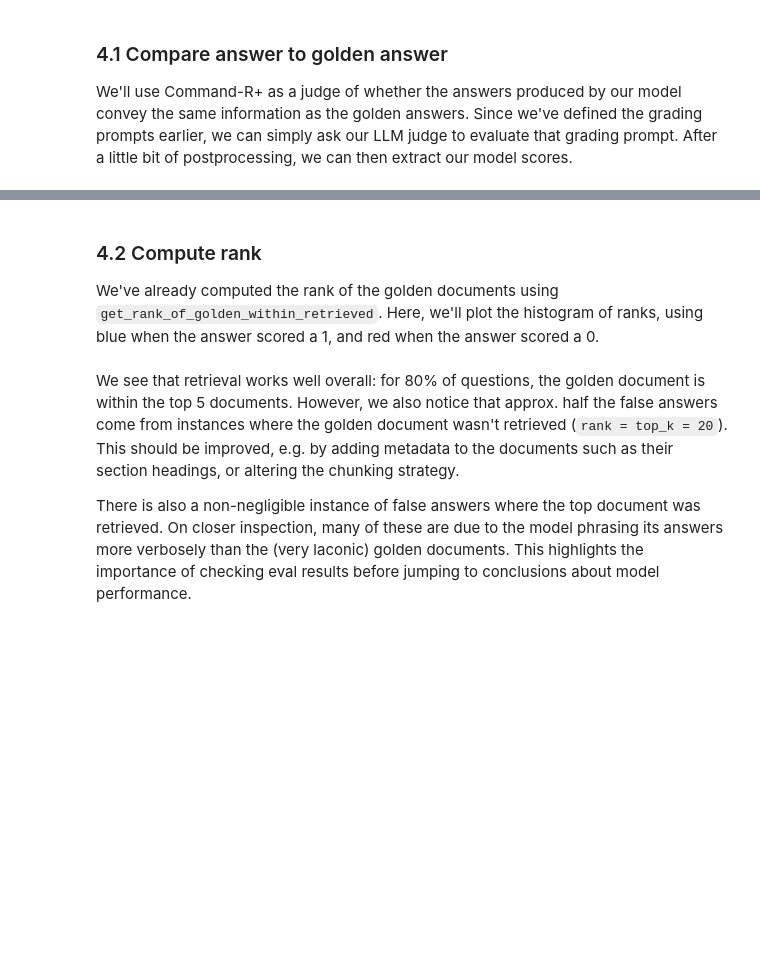
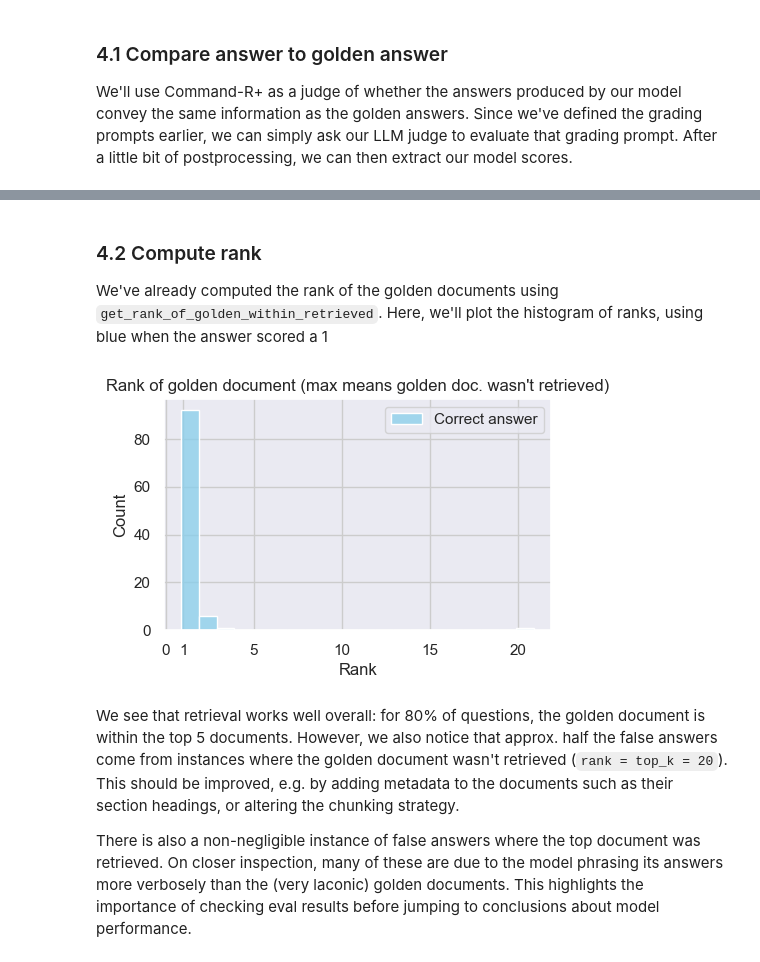
Before and after one commit to cohere-ai/notebooks, a Jupyter notebook: notebooks/guides/Creating_a_QA_bot_from_technical_documentation.ipynb, the cells around one changed output, grey strips where cells are left out. Saved outputs shown, nothing was run; the diff lists cells and outputs as text; code cells hidden in the pictures; blank space fills up the shorter version.

```diff
--- a/notebooks/guides/Creating_a_QA_bot_from_technical_documentation.ipynb
+++ b/notebooks/guides/Creating_a_QA_bot_from_technical_documentation.ipynb
@@ -251,7 +316,12 @@ for _, row in tqdm(qa_pairs.iterrows(), total=len(qa_pairs)):
 
     # --- Produce answer using retriever ---
     documents = retriever.retrieve(query, top_n=top_n)
-    resp = co.chat(message=query, model="command-r", temperature=0., documents=documents)
+    resp = co.chat(
+        message=query,
+        model="command-r",
+        temperature=0,
+        documents=documents,
+    )
     answer = resp.text
     answers.append(answer)
 
@@ -266,9 +336,15 @@ for _, row in tqdm(qa_pairs.iterrows(), total=len(qa_pairs)):
     # ^ snippet looks complicated, but all it does it unpack all kwargs from `documents`
     # into text separated by \n\n
     grading_prompt = LLM_EVAL_TEMPLATE.format(
-        references=references_text, question=query, answer=golden_answer, completion=answer,
+        references=references_text, question=query, answer=golden_answer, completion=answer
     )
     grading_prompts.append(grading_prompt)
+# %%
+import pickle
+
+# Optional, to persist the grading_prompts list as a pickle object
+with open("../data/grading_prompts.pkl", "wb") as f:
+    pickle.dump(grading_prompts, f)
 # %% [markdown]
 ## 4. Evaluate model performance
 
@@ -319,2 +402,22 @@ results["reasoning"] = reasonings
+# %%
+import pickle
+
+# Optional, to persist scores and reasonings lists
+with open("../data/scores.pkl", "wb") as f:
+    pickle.dump(scores, f)
+with open("../data/reasonings.pkl", "wb") as f:
+    pickle.dump(reasonings, f)
+# %%
+import pickle
+
+# -- uncomment to load saved scores, reasonings lists --
+with open("../data/scores.pkl", "rb") as f:
+   scores = pickle.load(f)
+with open("../data/reasonings.pkl", "rb") as f:
+   reasonings = pickle.load(f)
+
+# Add scores to our DataFrame
+results["score"] = scores
+results["reasoning"] = reasonings
 # %%
 print(f"Average score: {results['score'].mean():.3f}")
@@ -321,25 +426,26 @@ print(f"Average score: {results['score'].mean():.3f}")
 # %% [markdown]
 ### 4.2 Compute rank
 
-We've already computed the rank of the golden documents using `get_rank_of_golden_within_retrieved`. Here, we'll plot the histogram of ranks, using blue when the answer scored a 1, and red when the answer scored a 0.
+We've already computed the rank of the golden documents using `get_rank_of_golden_within_retrieved`. Here, we'll plot the histogram of ranks, using blue when the answer scored a 1
 # %%
 import matplotlib.pyplot as plt
 import seaborn as sns
 
 sns.set_theme(style="darkgrid", rc={"grid.color": ".8"})
 
 # create offsets for better vis
 results["rank_shifted_left"] = results["rank"] - 0.1
 results["rank_shifted_right"] = results["rank"] + 0.1
 
 f, ax = plt.subplots(figsize=(5, 3))
-sns.histplot(data=results.loc[results["score"] == 1], x="rank_shifted_left", color="skyblue", label="Correct answer", binwidth=1)
-sns.histplot(data=results.loc[results["score"] == 0], x="rank_shifted_right", color="red", label="False answer", binwidth=1)
+sns.histplot(data=results, x="rank_shifted_left", color="skyblue", label="Correct answer", binwidth=1)
 
 ax.set_xticks([1, 5, 0, 10, 15, 20])
 ax.set_title("Rank of golden document (max means golden doc. wasn't retrieved)")
 ax.set_xlabel("Rank")
 ax.legend();
+# %% [output]
+[figure, added]
 # %% [markdown]
 We see that retrieval works well overall: for 80% of questions, the golden document is within the top 5 documents. However, we also notice that approx. half the false answers come from instances where the golden document wasn't retrieved (`rank = top_k = 20`). This should be improved, e.g. by adding metadata to the documents such as their section headings, or altering the chunking strategy.
 
```
Also changed, not shown: parts of 18 cells of this notebook.
